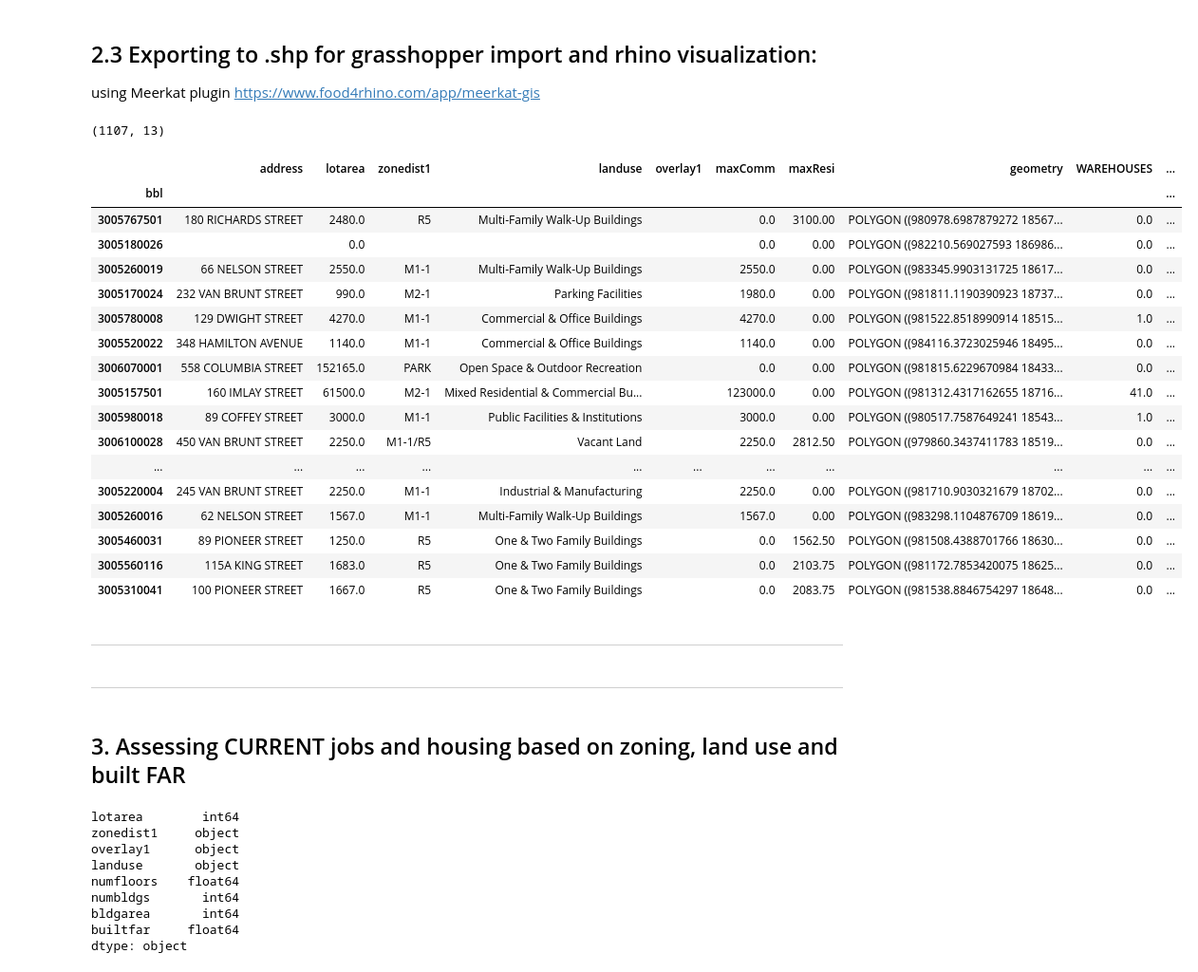
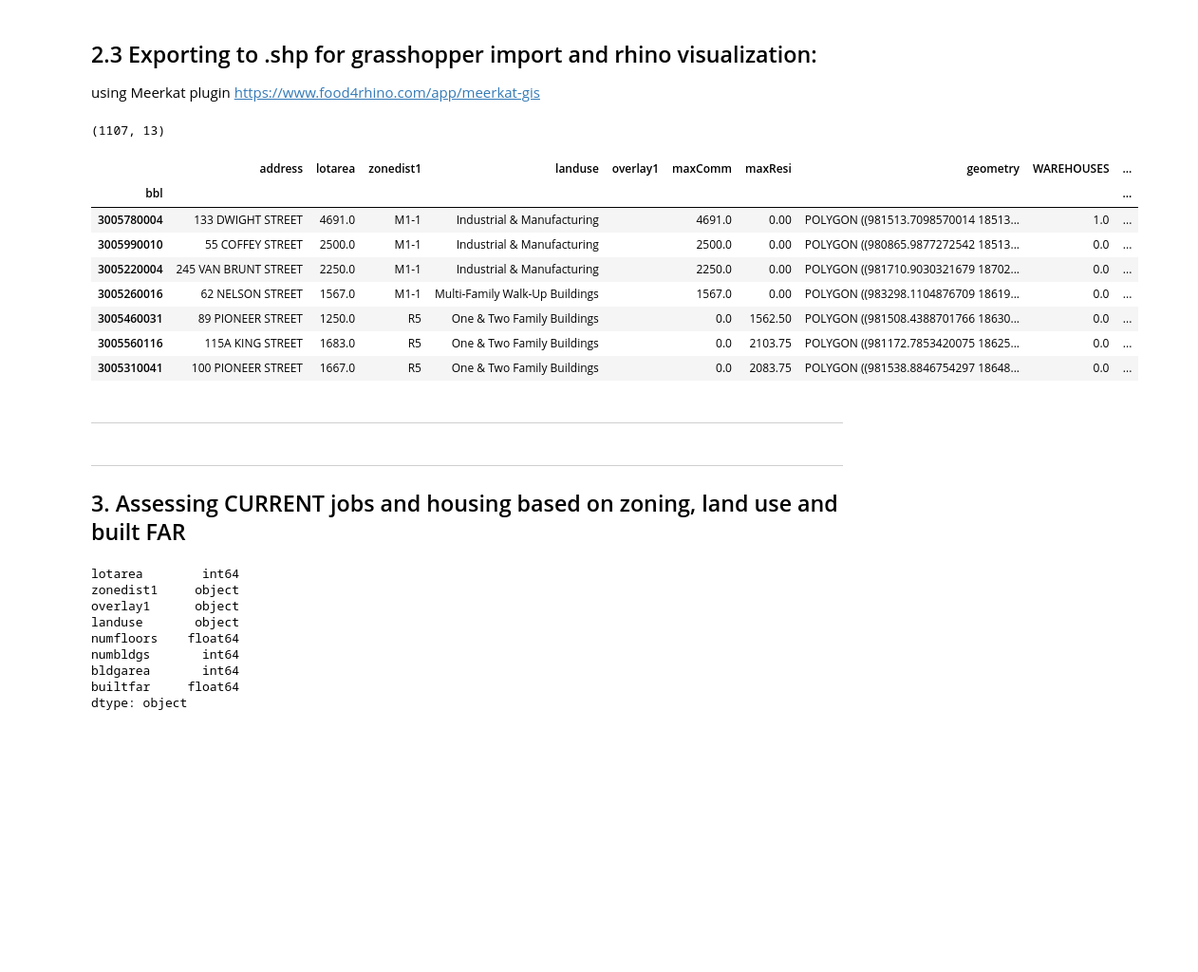
Before and after one commit to drawbrooklyn/RH_zoningAnalysis, a Jupyter notebook: Wolcott_jobs_analysis_20191025.ipynb, the cells around one changed output. Shown at 95% size. Drawn from its saved outputs; the diff is of its cells as text; code cells hidden in the pictures; blank space fills up the shorter version.

```diff
--- a/Wolcott_jobs_analysis_20191025.ipynb
+++ b/Wolcott_jobs_analysis_20191025.ipynb
@@ -527,24 +527,15 @@ https://www.food4rhino.com/app/meerkat-gis
 # %%
 # combining jobs and housing datasets for easier use in grasshopper
 
 RH_scenarios1118 = RH_jobs.merge(RH_housing.iloc[:,-2:], left_index=True, right_index=True)[:-1]
 print(RH_scenarios1118.shape)
-RH_scenarios1118.tail(30)
+RH_scenarios1118.tail(7)
 # %% [output]
 (1107, 13)
 |  | address | lotarea | zonedist1 | landuse | overlay1 | maxComm | maxResi | geometry | WAREHOUSES | ... |
 | bbl |  |  |  |  |  |  |  |  |  | ... |
-| 3005767501 | 180 RICHARDS STREET | 2480.0 | R5 | Multi-Family Walk-Up Buildings |  | 0.0 | 3100.00 | POLYGON ((980978.6987879272 18567... | 0.0 | ... |
-| 3005180026 |  | 0.0 |  |  |  | 0.0 | 0.00 | POLYGON ((982210.569027593 186986... | 0.0 | ... |
-| 3005260019 | 66 NELSON STREET | 2550.0 | M1-1 | Multi-Family Walk-Up Buildings |  | 2550.0 | 0.00 | POLYGON ((983345.9903131725 18617... | 0.0 | ... |
-| 3005170024 | 232 VAN BRUNT STREET | 990.0 | M2-1 | Parking Facilities |  | 1980.0 | 0.00 | POLYGON ((981811.1190390923 18737... | 0.0 | ... |
-| 3005780008 | 129 DWIGHT STREET | 4270.0 | M1-1 | Commercial & Office Buildings |  | 4270.0 | 0.00 | POLYGON ((981522.8518990914 18515... | 1.0 | ... |
-| 3005520022 | 348 HAMILTON AVENUE | 1140.0 | M1-1 | Commercial & Office Buildings |  | 1140.0 | 0.00 | POLYGON ((984116.3723025946 18495... | 0.0 | ... |
-| 3006070001 | 558 COLUMBIA STREET | 152165.0 | PARK | Open Space & Outdoor Recreation |  | 0.0 | 0.00 | POLYGON ((981815.6229670984 18433... | 0.0 | ... |
-| 3005157501 | 160 IMLAY STREET | 61500.0 | M2-1 | Mixed Residential & Commercial Bu... |  | 123000.0 | 0.00 | POLYGON ((981312.4317162655 18716... | 41.0 | ... |
-| 3005980018 | 89 COFFEY STREET | 3000.0 | M1-1 | Public Facilities & Institutions |  | 3000.0 | 0.00 | POLYGON ((980517.7587649241 18543... | 1.0 | ... |
-| 3006100028 | 450 VAN BRUNT STREET | 2250.0 | M1-1/R5 | Vacant Land |  | 2250.0 | 2812.50 | POLYGON ((979860.3437411783 18519... | 0.0 | ... |
-| ... | ... | ... | ... | ... | ... | ... | ... | ... | ... | ... |
+| 3005780004 | 133 DWIGHT STREET | 4691.0 | M1-1 | Industrial & Manufacturing |  | 4691.0 | 0.00 | POLYGON ((981513.7098570014 18513... | 1.0 | ... |
+| 3005990010 | 55 COFFEY STREET | 2500.0 | M1-1 | Industrial & Manufacturing |  | 2500.0 | 0.00 | POLYGON ((980865.9877272542 18513... | 0.0 | ... |
 | 3005220004 | 245 VAN BRUNT STREET | 2250.0 | M1-1 | Industrial & Manufacturing |  | 2250.0 | 0.00 | POLYGON ((981710.9030321679 18702... | 0.0 | ... |
 | 3005260016 | 62 NELSON STREET | 1567.0 | M1-1 | Multi-Family Walk-Up Buildings |  | 1567.0 | 0.00 | POLYGON ((983298.1104876709 18619... | 0.0 | ... |
 | 3005460031 | 89 PIONEER STREET | 1250.0 | R5 | One & Two Family Buildings |  | 0.0 | 1562.50 | POLYGON ((981508.4388701766 18630... | 0.0 | ... |
@@ -557,9 +548,8 @@ RH_scenarios1118.tail(30)
 RH_scenarios1118.to_file("RH_scenarios_1118.shp")
 # %% [markdown]
 -----
-# %% [markdown]
------
 # %% [markdown]
+---
 <a name="crnt"></a>
 ## 3. Assessing CURRENT jobs and housing based on zoning, land use and built FAR
 # %%
```
Also changed, not shown: parts of 9 cells of this notebook, 6 other files.
